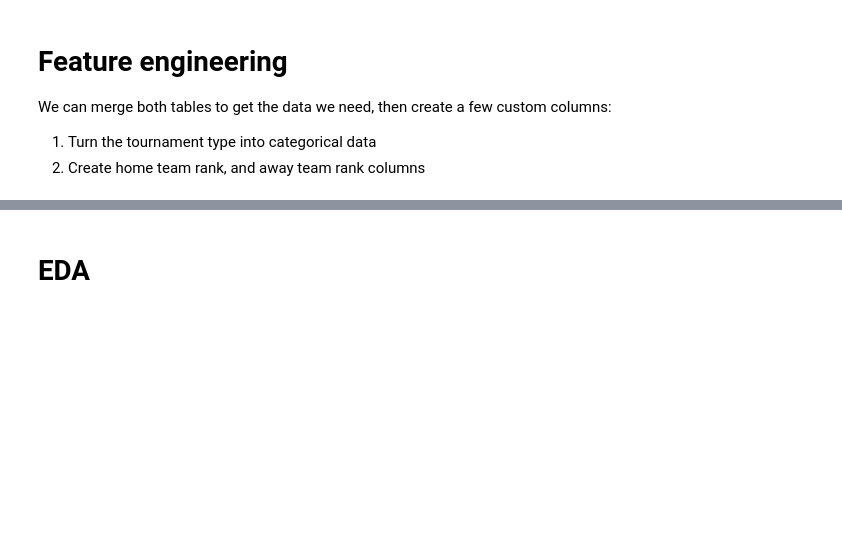
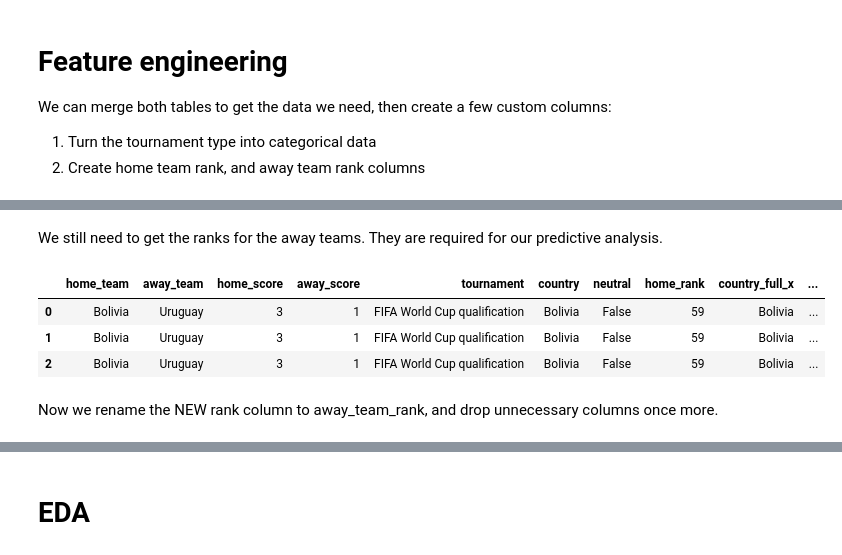
Before and after one commit to markmaloba/DSCORE-Week-6-Independent-Project, a Jupyter notebook: DSCore_W6_IP_Mark_Maloba.ipynb, the cells around one changed output, grey strips where cells are left out. Drawn from its saved outputs; the diff is of its cells as text; code cells hidden in the pictures; blank space fills up the shorter version.

```diff
--- a/DSCore_W6_IP_Mark_Maloba.ipynb
+++ b/DSCore_W6_IP_Mark_Maloba.ipynb
@@ -214,0 +175,2 @@ print (tc)
+# %% [markdown]
+We still need to get the ranks for the away teams. They are required for our predictive analysis.
@@ -214,0 +180,9 @@ print (tc)
+# %%
+merge_df.head(3)
+# %% [output]
+|  | home_team | away_team | home_score | away_score | tournament | country | neutral | home_rank | country_full_x | ... |
+| 0 | Bolivia | Uruguay | 3 | 1 | FIFA World Cup qualification | Bolivia | False | 59 | Bolivia | ... |
+| 1 | Bolivia | Uruguay | 3 | 1 | FIFA World Cup qualification | Bolivia | False | 59 | Bolivia | ... |
+| 2 | Bolivia | Uruguay | 3 | 1 | FIFA World Cup qualification | Bolivia | False | 59 | Bolivia | ... |
+# %% [markdown]
+Now we rename the NEW rank column to away_team_rank, and drop unnecessary columns once more.
```
Also changed, not shown: parts of 14 cells of this notebook.
